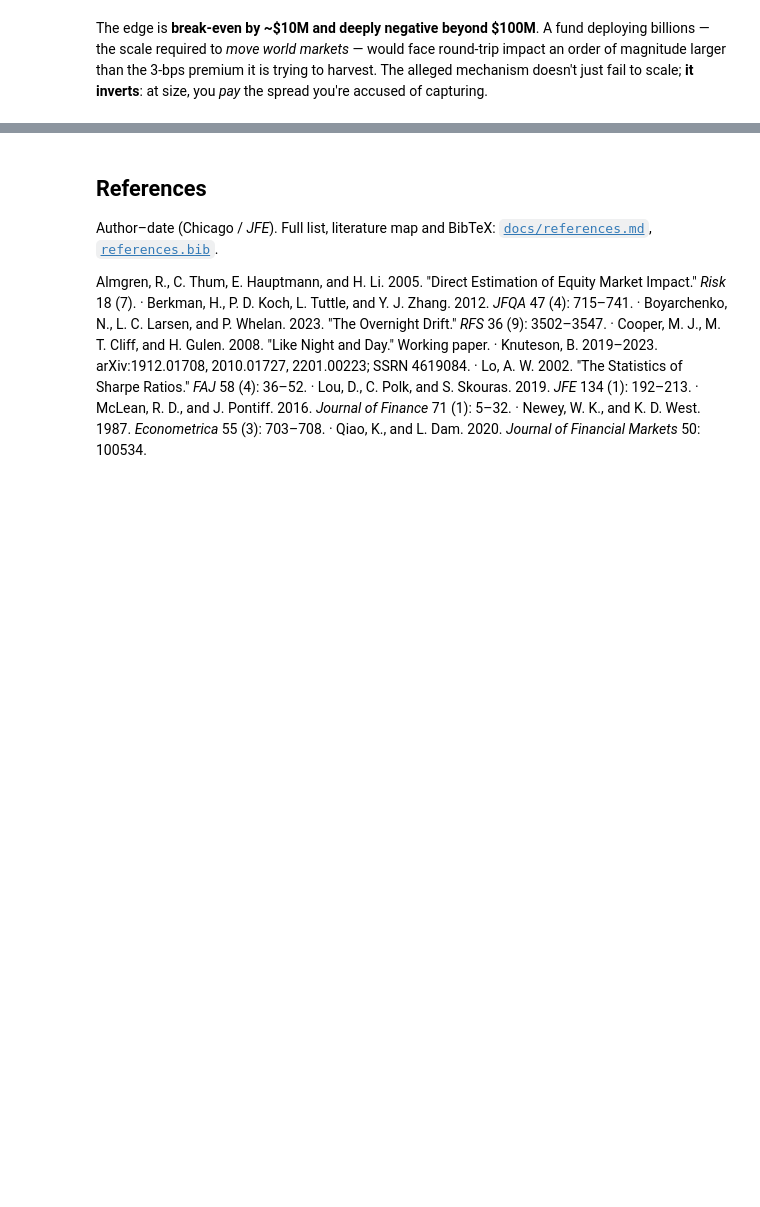
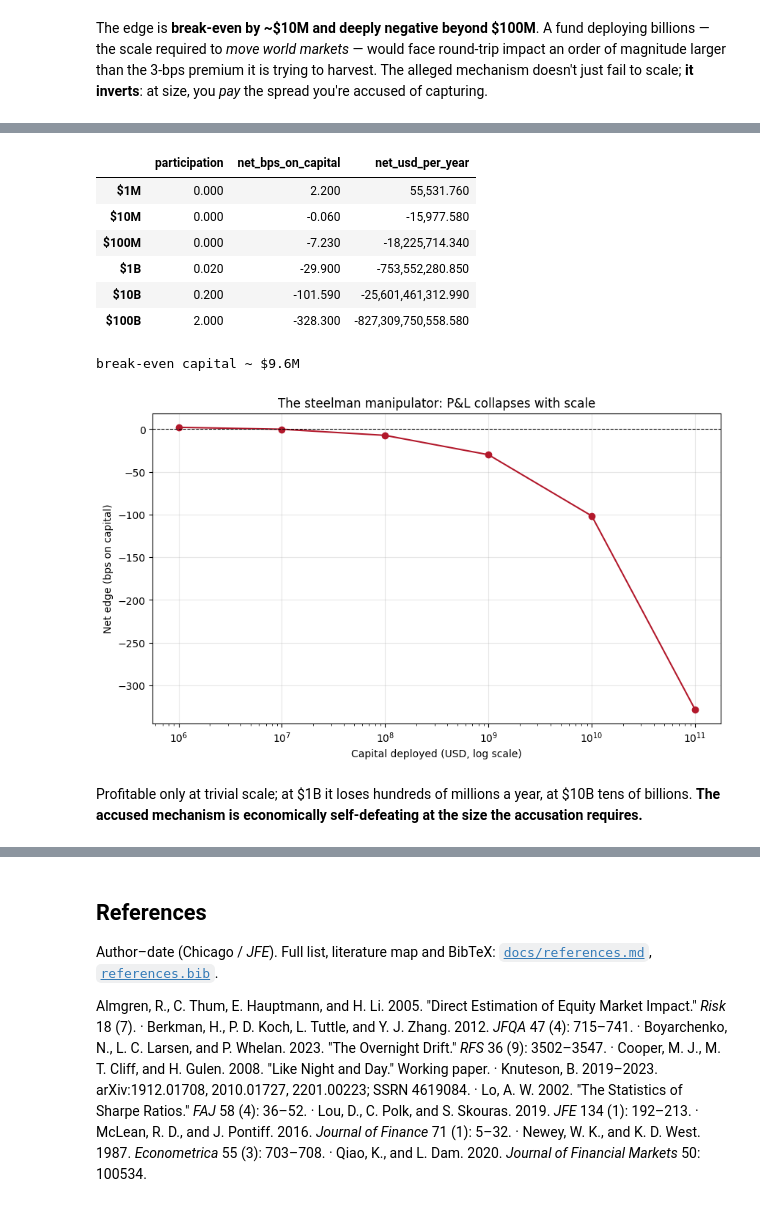
Before and after one commit to Guillain-RDCDE/Open-Alpha-Lab, a Jupyter notebook: notebooks/02_for_the_quants.ipynb, the cells around one changed output, grey strips where cells are left out. Drawn from its saved outputs; the diff is of its cells as text; code cells hidden in the pictures; blank space fills up the shorter version.

```diff
--- a/notebooks/02_for_the_quants.ipynb
+++ b/notebooks/02_for_the_quants.ipynb
@@ -226,0 +262,27 @@ The edge is **break-even by ~\$10M and deeply negative beyond \$100M**. A fund d
+# %%
+from overnight import simulate
+drift = decs['SPY']['r_overnight'].mean()*1e4
+vol   = decs['SPY']['r_close_close'].std(ddof=1)*1e4
+adv_usd = float(spy_ohlc['Volume'].tail(252).mean())*float(spy_ohlc['Close'].tail(252).mean())
+sizes = [10**e for e in range(6, 12)]
+sw = simulate.pnl_vs_capital(drift, adv_usd, vol, sizes_usd=sizes)
+be = simulate.breakeven_capital(drift, adv_usd, vol)
+disp = sw.copy(); disp.index = [f'${k/1e6:,.0f}M' if k < 1e9 else f'${k/1e9:,.0f}B' for k in sw.index]
+display(disp[['participation','net_bps_on_capital','net_usd_per_year']].round(2))
+print(f'break-even capital ~ ${be/1e6:,.1f}M')
+ax = plt.subplot(); ax.plot(sizes, sw['net_bps_on_capital'].values, marker='o', color='#b2182b')
+ax.axhline(0, color='k', ls='--', lw=.8); ax.set_xscale('log')
+ax.set_xlabel('Capital deployed (USD, log scale)'); ax.set_ylabel('Net edge (bps on capital)')
+ax.set_title('The steelman manipulator: P&L collapses with scale'); ax.grid(alpha=.3); plt.show()
+# %% [output]
+|  | participation | net_bps_on_capital | net_usd_per_year |
+| $1M | 0.000 | 2.200 | 55,531.760 |
+| $10M | 0.000 | -0.060 | -15,977.580 |
+| $100M | 0.000 | -7.230 | -18,225,714.340 |
+| $1B | 0.020 | -29.900 | -753,552,280.850 |
+| $10B | 0.200 | -101.590 | -25,601,461,312.990 |
+| $100B | 2.000 | -328.300 | -827,309,750,558.580 |
+break-even capital ~ $9.6M
+[figure, added]
+# %% [markdown]
+Profitable only at trivial scale; at \$1B it loses hundreds of millions a year, at \$10B tens of billions. **The accused mechanism is economically self-defeating at the size the accusation requires.**
```
Also changed, not shown: parts of 12 cells of this notebook, 3 other files.
